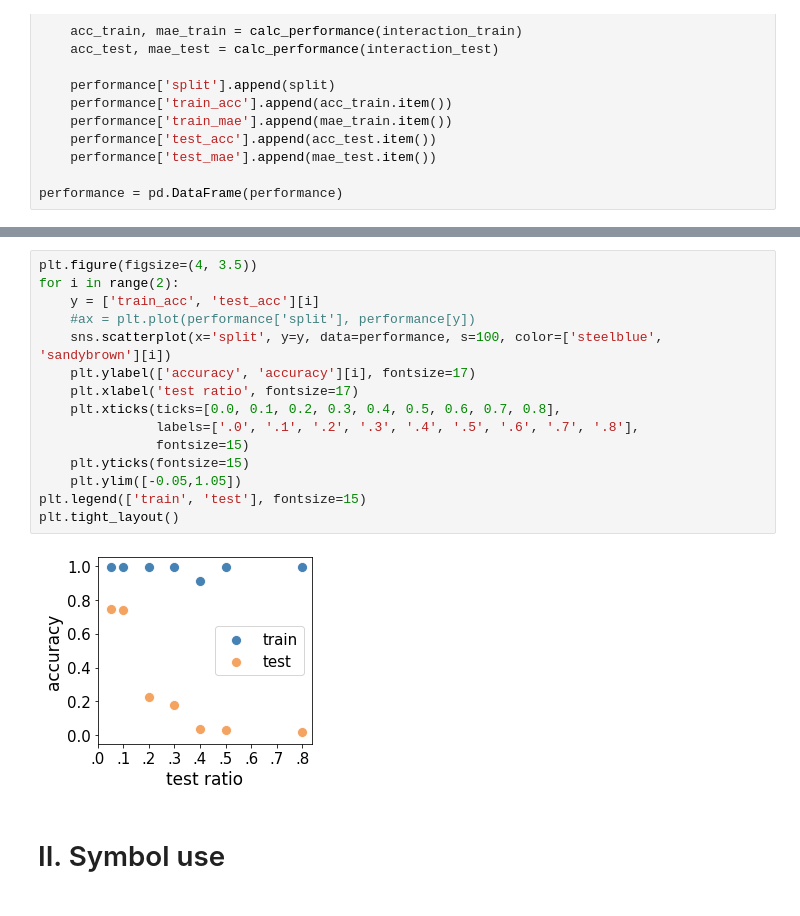
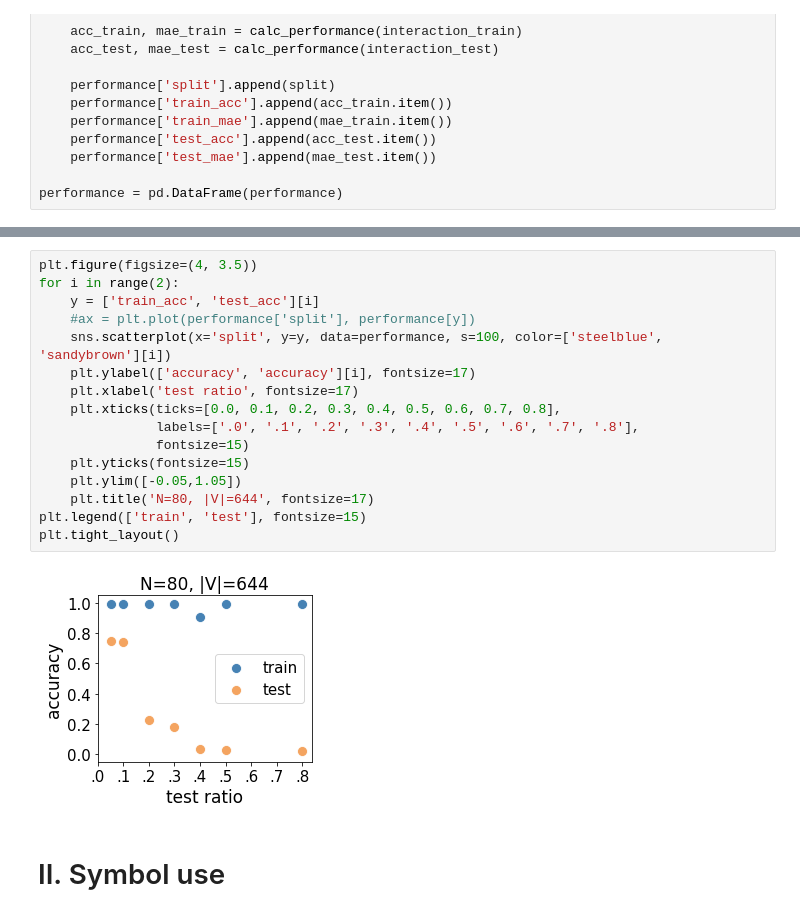
Before and after one commit to XeniaOhmer/summation_game, a Jupyter notebook: analysis.ipynb, the cells around one changed output, grey strips where cells are left out. Drawn from its saved outputs; the diff is of its cells as text.

```diff
--- a/analysis.ipynb
+++ b/analysis.ipynb
@@ -163,20 +174,21 @@ performance = pd.DataFrame(performance)
 # %%
 plt.figure(figsize=(4, 3.5))
 for i in range(2):
     y = ['train_acc', 'test_acc'][i]
     #ax = plt.plot(performance['split'], performance[y])
     sns.scatterplot(x='split', y=y, data=performance, s=100, color=['steelblue', 'sandybrown'][i])
     plt.ylabel(['accuracy', 'accuracy'][i], fontsize=17)
     plt.xlabel('test ratio', fontsize=17)
     plt.xticks(ticks=[0.0, 0.1, 0.2, 0.3, 0.4, 0.5, 0.6, 0.7, 0.8],
                labels=['.0', '.1', '.2', '.3', '.4', '.5', '.6', '.7', '.8'],
                fontsize=15)
     plt.yticks(fontsize=15)
     plt.ylim([-0.05,1.05])
+    plt.title('N=80, |V|=644', fontsize=17)
 plt.legend(['train', 'test'], fontsize=15)
 plt.tight_layout()
 # %% [output]
-[figure, old version]
+[figure, new version]
 # %% [markdown]
 # II. Symbol use
 # %% [markdown]
```
Also changed, not shown: parts of 1 cell of this notebook.
